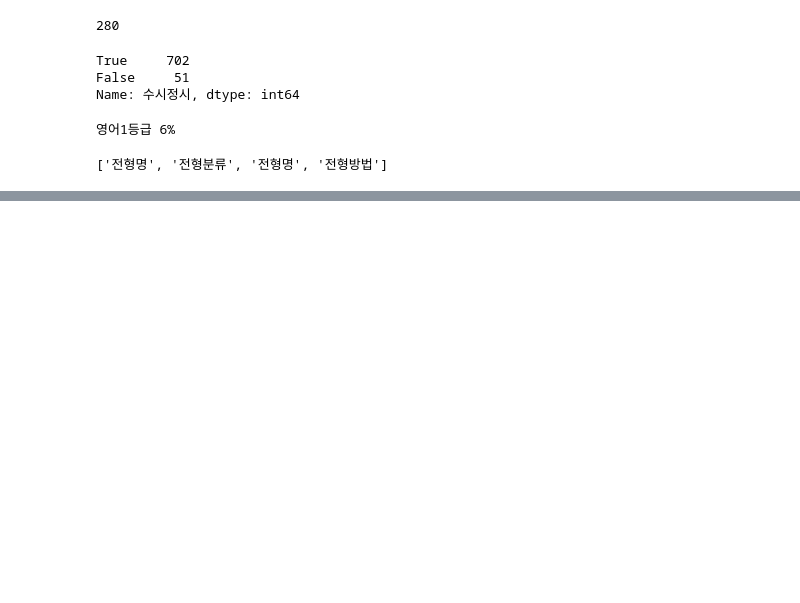
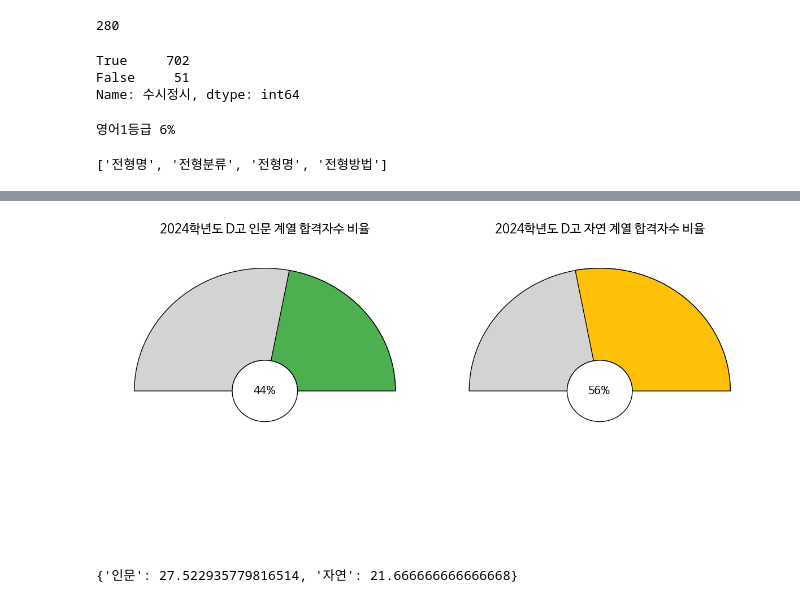
Before and after one commit to ecloguehwang/HSS, a Jupyter notebook: 합불자료정리_2024학년도D고입시.ipynb, the cells around one changed output, grey strips where cells are left out. Drawn from its saved outputs; the diff is of its cells as text; code cells hidden in the pictures; blank space fills up the shorter version.

```diff
--- a/합불자료정리_2024학년도D고입시.ipynb
+++ b/합불자료정리_2024학년도D고입시.ipynb
@@ -1700,0 +1394,67 @@ print(tabulate(result, headers='keys', tablefmt='plain', showindex=False))
+# %%
+import matplotlib.pyplot as plt
+from matplotlib.patches import Patch, Path, Wedge, Circle  # Circle 추가
+import matplotlib.patches as patches
+
+def draw_gauge_chart(ax, percentage, title, color):
+    # 배경 원 그리기
+    ax.add_patch(patches.Wedge(center=(0.5, 0.5), r=0.4, theta1=0, theta2=180, width=0.3, facecolor='lightgrey', edgecolor='black'))
+
+    # 비율에 따른 원 그리기
+    if percentage > 0:
+        ax.add_patch(patches.Wedge(center=(0.5, 0.5), r=0.4, theta1=0, theta2=180 * percentage / 100, width=0.3, facecolor=color, edgecolor='black'))
+
+    # 가운데 원(도넛 형태 만들기)
+    ax.add_patch(Circle((0.5, 0.5), 0.1, transform=ax.transAxes, facecolor='white', edgecolor='black'))
+
+    # 텍스트 및 타이틀 추가
+    ax.text(0.5, 0.5, f'{percentage}%', horizontalalignment='center', verticalalignment='center', fontsize=14, transform=ax.transAxes)
+    ax.set_title(title, fontsize=16)
+
+    # 축 및 눈금 제거
+    ax.set_xlim(0, 1)
+    ax.set_ylim(0, 1)
+    ax.axis('off')
+
+
+# 각 계열의 비율
+ratios = {'인문': 44, '자연': 56}
+colors = {'인문': '#4CAF50', '자연': '#FFC107'}
+
+fig, axs = plt.subplots(1, 2, figsize=(12, 6))
+
+for ax, (title, percentage) in zip(axs, ratios.items()):
+    draw_gauge_chart(ax, percentage, f'2024학년도 D고 {title} 계열 합격자수 비율', colors[title])
+
+plt.tight_layout()
+plt.show()
+# %% [output]
+[figure, added]
+# %%
+import pandas as pd
+
+# 예시 데이터 프레임 생성 (실제 데이터에 맞게 수정 필요)
+# df = pd.DataFrame({
+#     '계열': ['인문', '자연', '인문', '자연', '인문', '인문', '자연', '자연'],
+#     '최종': ['합', '합', '불', '합', '합', '불', '불', '합']
+# })
+
+# '인문' 계열에서 '최종'이 '합'인 비율 계산
+인문_합격자수 = df[(df['계열'] == '인문') & (df['최종'] == '합')].shape[0]
+인문_전체 = df[df['계열'] == '인문'].shape[0]
+인문_비율 = (인문_합격자수 / 인문_전체) * 100 if 인문_전체 > 0 else 0
+
+# '자연' 계열에서 '최종'이 '합'인 비율 계산
+자연_합격자수 = df[(df['계열'] == '자연') & (df['최종'] == '합')].shape[0]
+자연_전체 = df[df['계열'] == '자연'].shape[0]
+자연_비율 = (자연_합격자수 / 자연_전체) * 100 if 자연_전체 > 0 else 0
+
+# 비율을 ratios 객체에 저장
+ratios = {
+    '인문': 인문_비율,
+    '자연': 자연_비율
+}
+
+print(ratios)
+# %% [output]
+{'인문': 27.522935779816514, '자연': 21.666666666666668}
```
Also changed, not shown: parts of 33 cells of this notebook.
